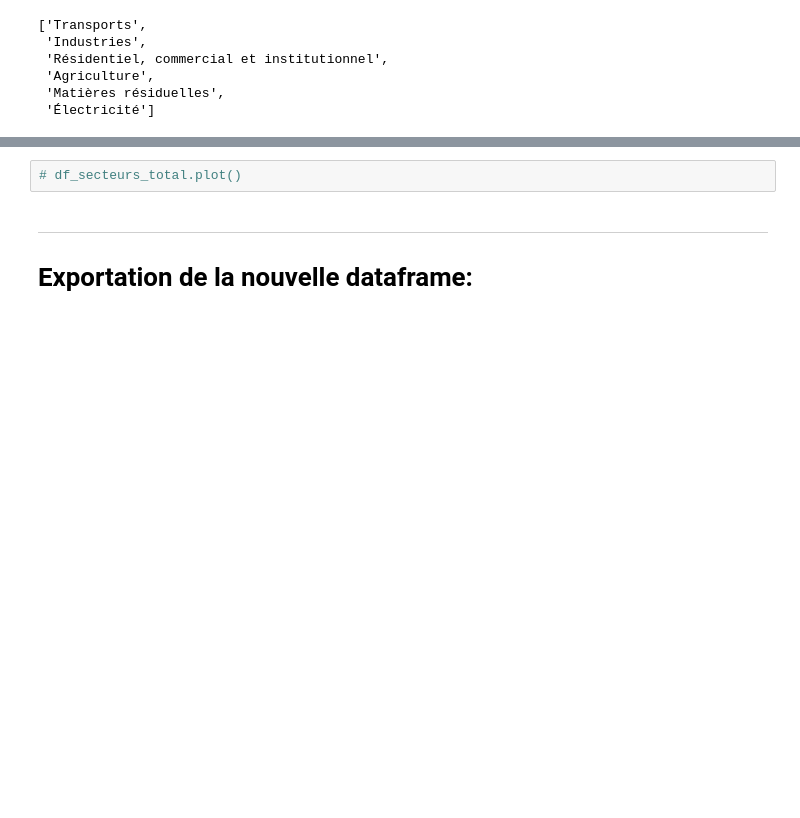
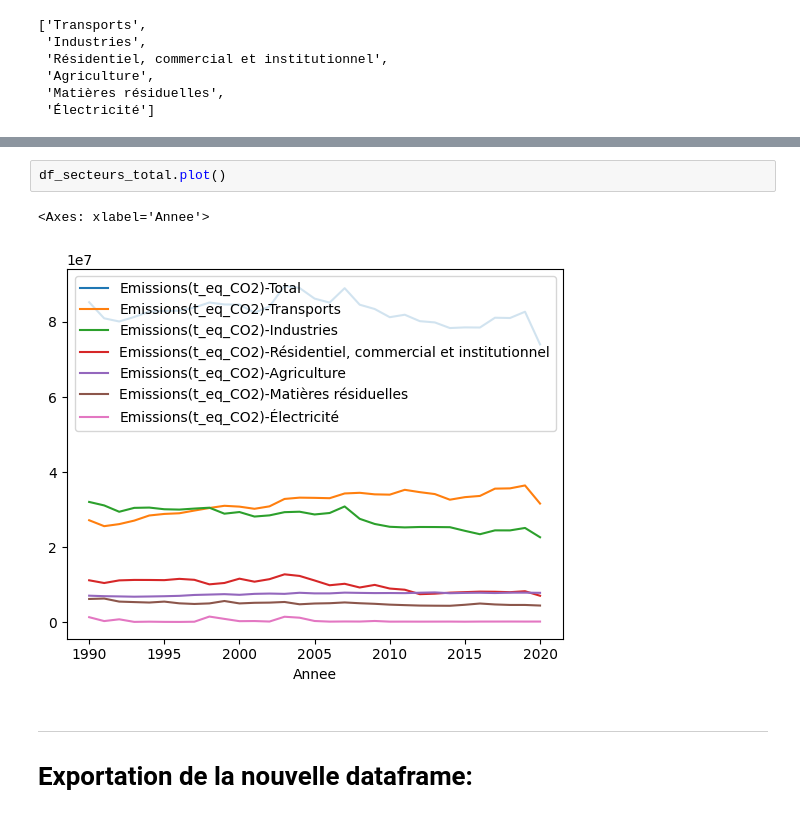
Before and after one commit to benjamingosselincliche/sciencesdelanature-garneau-catalogue-jupyter, a Jupyter notebook: catalogue/201-SN2-05-Ecologie/Les_GES_au_Quebec/Les_GES_au_Quebec.ipynb, the cells around one changed output, grey strips where cells are left out. Saved outputs shown, nothing was run; the diff lists cells and outputs as text; blank space fills up the shorter version.

```diff
--- a/catalogue/201-SN2-05-Ecologie/Les_GES_au_Quebec/Les_GES_au_Quebec.ipynb
+++ b/catalogue/201-SN2-05-Ecologie/Les_GES_au_Quebec/Les_GES_au_Quebec.ipynb
@@ -250,7 +257,10 @@ df_secteurs_total
 | 2019 | 8.271558e+07 | 3.646536e+07 | 2.514983e+07 | 8.304411e+06 | ... |
 | 2020 | 7.401563e+07 | 3.164413e+07 | 2.267413e+07 | 7.098310e+06 | ... |
 # %%
-# df_secteurs_total.plot()
+df_secteurs_total.plot()
+# %% [output]
+<Axes: xlabel='Annee'>
+[figure, added]
 # %% [markdown]
 ---
 # Exportation de la nouvelle dataframe:
```
Also changed, not shown: parts of 5 cells of this notebook, 4 other files.
